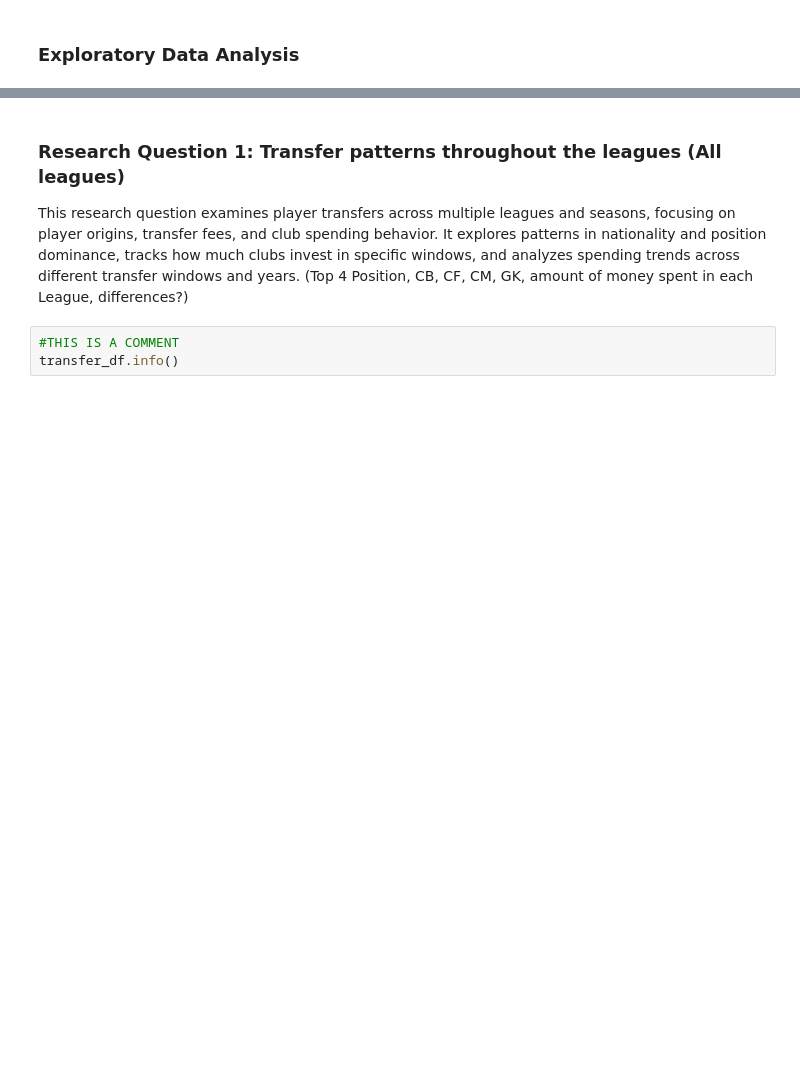
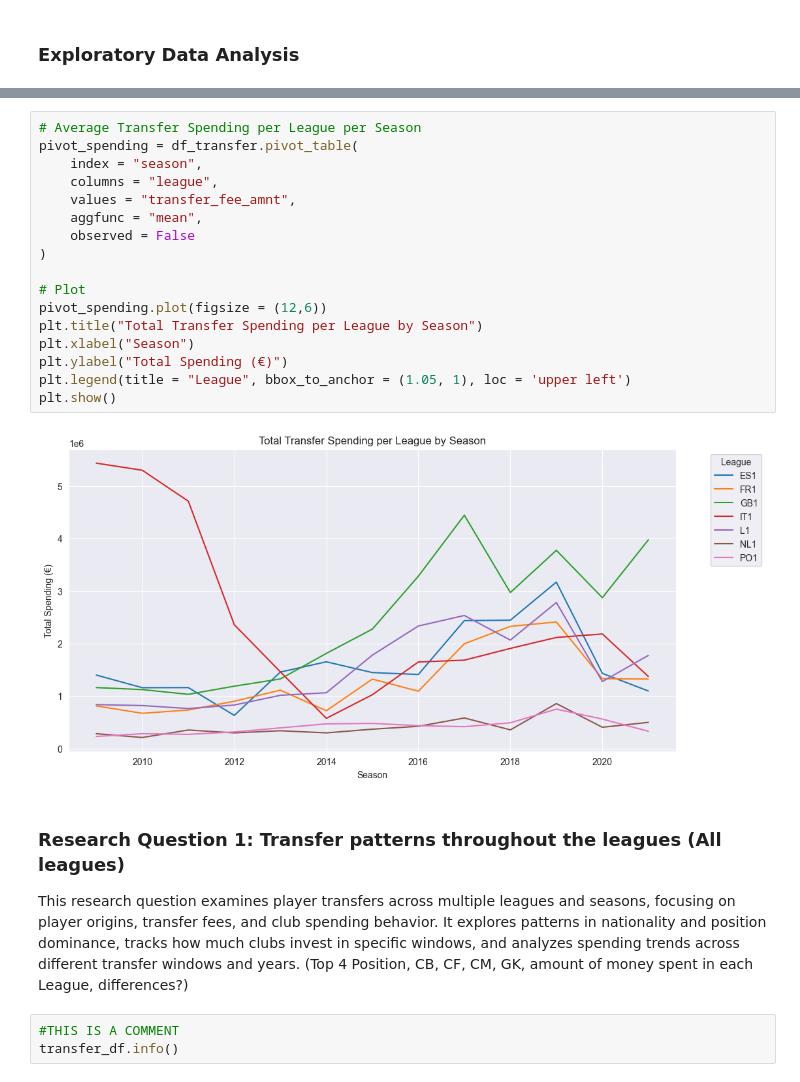
Before and after one commit to S-amuzu/CIP_G103, a Jupyter notebook: CIP.ipynb, the cells around one changed output, grey strips where cells are left out. Cells and saved outputs as stored; diff of their text form; blank space fills up the shorter version.

```diff
--- a/CIP.ipynb
+++ b/CIP.ipynb
@@ -510,3 +530,22 @@ p
+# %%
+# Average Transfer Spending per League per Season
+pivot_spending = df_transfer.pivot_table(
+    index = "season",
+    columns = "league",
+    values = "transfer_fee_amnt",
+    aggfunc = "mean",
+    observed = False
+)
+
+# Plot
+pivot_spending.plot(figsize = (12,6))
+plt.title("Total Transfer Spending per League by Season")
+plt.xlabel("Season")
+plt.ylabel("Total Spending (€)")
+plt.legend(title = "League", bbox_to_anchor = (1.05, 1), loc = 'upper left')
+plt.show()
+# %% [output]
+[figure, added]
 # %% [markdown]
 ### Research Question 1: Transfer patterns throughout the leagues (All leagues)
 This research question examines player transfers across multiple leagues and seasons, focusing on player origins, transfer fees, and club spending behavior. It explores patterns in nationality and position dominance, tracks how much clubs invest in specific windows, and analyzes spending trends across different transfer windows and years. (Top 4 Position, CB, CF, CM, GK, amount of money spent in each League, differences?)
```
Also changed, not shown: parts of 18 cells of this notebook.
